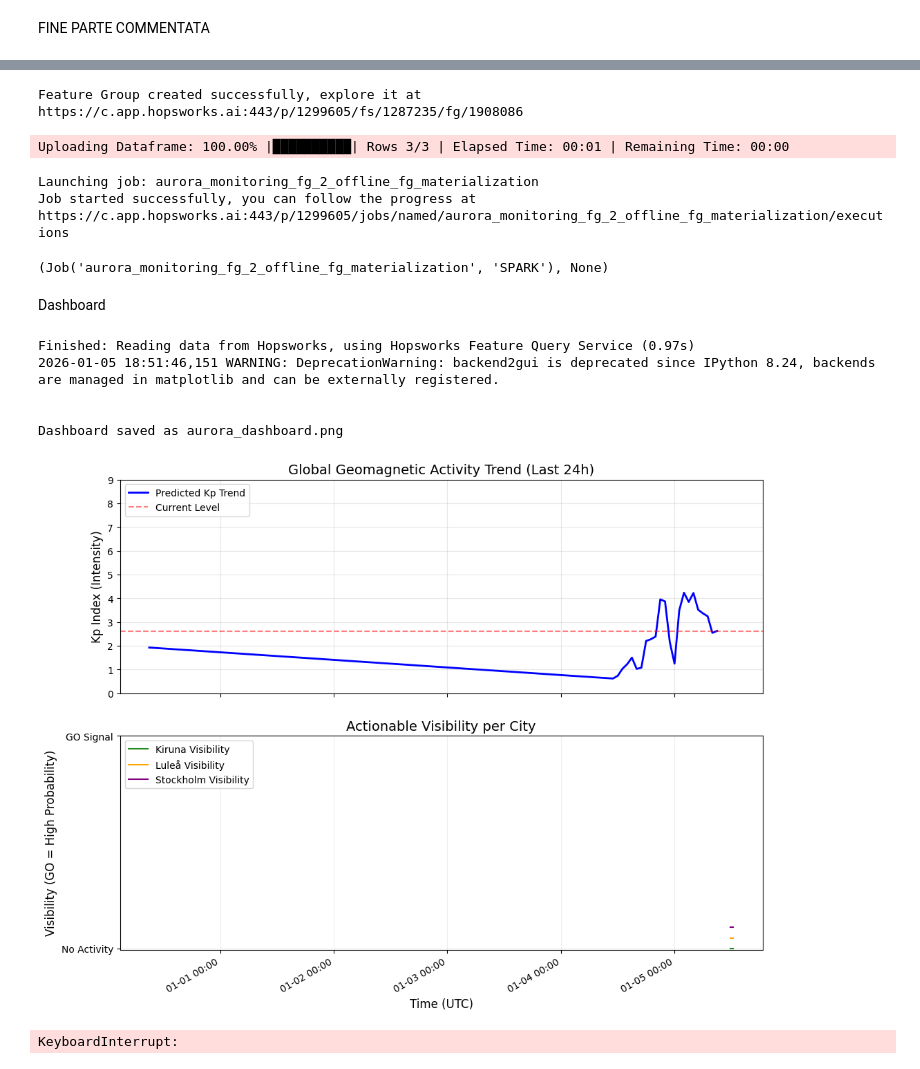
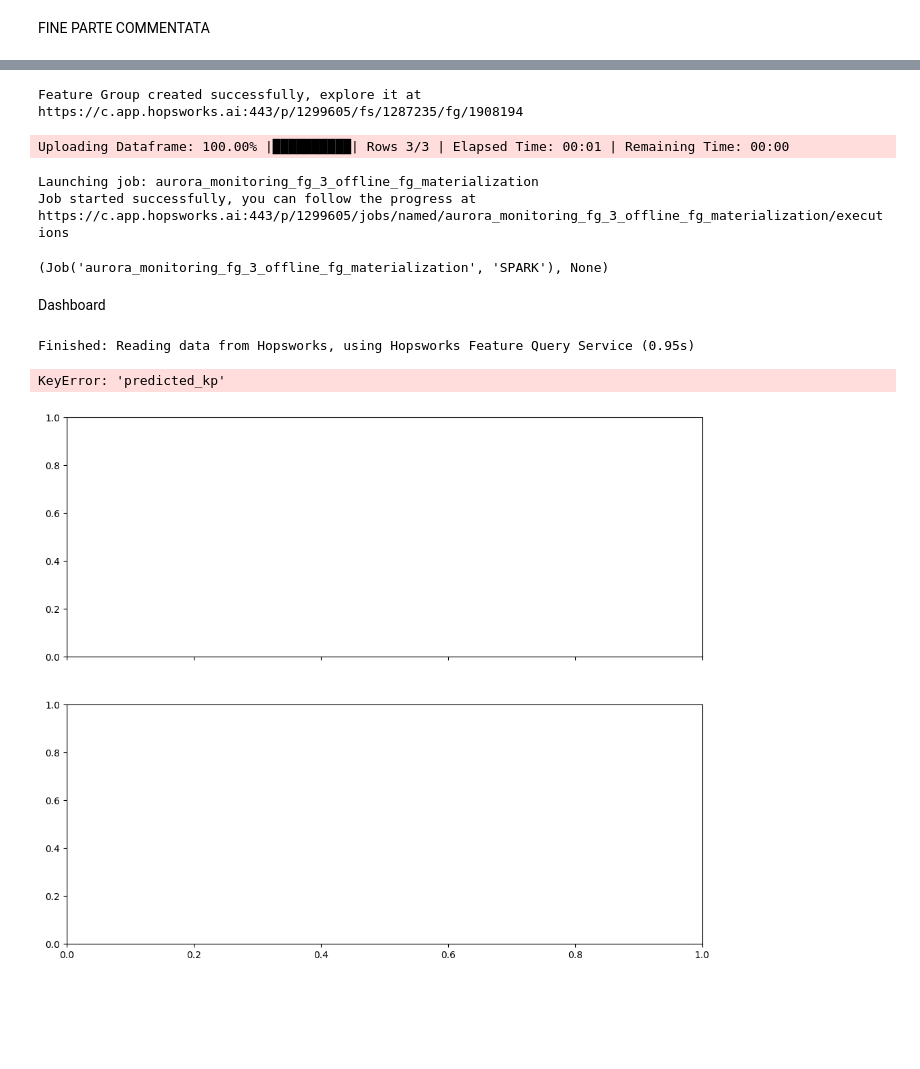
Before and after one commit to AlessandroBertelli/ID2223_Project, a Jupyter notebook: 4_aurora_batch_inference.ipynb, the cells around one changed output, grey strips where cells are left out. Cells and saved outputs as stored; diff of their text form; code cells hidden in the pictures; blank space fills up the shorter version.

Commit message:
next 3h prediction works

```diff
--- a/4_aurora_batch_inference.ipynb
+++ b/4_aurora_batch_inference.ipynb
@@ -344,8 +331,10 @@ solar_wind_aggregated
 latest_record = solar_wind_aggregated.iloc[[-1]] # Double brackets keeps it as a DataFrame
 latest_time = latest_record['window_start'].values[0]
 print(f"Latest record is:\n {latest_record}")
+prediction_window_start = latest_time + pd.Timedelta(hours=3)
+prediction_window_end = latest_time + pd.Timedelta(hours=6)
 
-print(f"Performing inference for time: {latest_time}")
+print(f"Performing inference for time window: {prediction_window_start} --->> {prediction_window_end}")
 
 # 2. Prepare Feature Vector (Drop non-feature columns)
 # The model expects only specific columns. We must drop ID/Target columns.
@@ -401,27 +388,30 @@ FINE PARTE COMMENTATA
 # %%
 # 5. Local Visibility and Actionable Decisions
 results = []
-current_time = datetime.datetime.now()
 
 for city, city_conf in settings.CITIES.items():
-    cloud_cover_df = util.get_city_weather_forecast(city_conf['lat'], city_conf['lon'], hours_ahead=3)
+    cloud_cover_df = util.get_city_weather_forecast(city_conf['lat'], city_conf['lon'], hours_ahead=4)
     print(cloud_cover_df)
+    # Calculate the average cloud cover over the forecast period
+    cloud_cover = cloud_cover_df['cloud_cover'].mean()
     status = util.aurora_visibility_logic(
         pred_kp=predicted_kp,
         kp_threshold=city_conf['kp_threshold'],
-        cloud_cover_df=cloud_cover_df
+        cloud_cover=cloud_cover
     )
 
     results.append({
         "city": city,
-        "date_and_time": current_time,
+        "prediction_window_start": prediction_window_start,
+        "prediction_window_end": prediction_window_end,
         "predicted_kp": round(predicted_kp, 2),
-        "cloud_cover": cloud_cover_df,
+        "cloud_cover_mean": cloud_cover,
         "status": status
     })
 
 inference_df = pd.DataFrame(results)
 print("\n--- Current Visibility Status ---")
 print(inference_df[['city', 'predicted_kp', 'cloud_cover', 'status']])
+inference_df
 # %% [output]
                  time  cloud_cover
@@ -433,31 +436,31 @@ TypeError: Invalid comparison between dtype=datetime64[ns] and int
 # 6. Update Monitoring Feature Group
 monitor_fg = fs.get_or_create_feature_group(
     name="aurora_monitoring_fg",
-    version=2,
-    primary_key=['city', 'date_and_time'],
-    event_time="date_and_time",
+    version=3,
+    primary_key=['city', 'prediction_window_start', 'prediction_window_end'],
+    event_time="prediction_window_start",
     description="Actual vs Predicted visibility signals for monitoring"
 )
 monitor_fg.insert(inference_df)
 # %% [output]
 Feature Group created successfully, explore it at
-https://c.app.hopsworks.ai:443/p/1299605/fs/1287235/fg/1908086
+https://c.app.hopsworks.ai:443/p/1299605/fs/1287235/fg/1908194
 Uploading Dataframe: 100.00% |██████████| Rows 3/3 | Elapsed Time: 00:01 | Remaining Time: 00:00
-Launching job: aurora_monitoring_fg_2_offline_fg_materialization
+Launching job: aurora_monitoring_fg_3_offline_fg_materialization
 Job started successfully, you can follow the progress at
-https://c.app.hopsworks.ai:443/p/1299605/jobs/named/aurora_monitoring_fg_2_offline_fg_materialization/executions
+https://c.app.hopsworks.ai:443/p/1299605/jobs/named/aurora_monitoring_fg_3_offline_fg_materialization/executions
-(Job('aurora_monitoring_fg_2_offline_fg_materialization', 'SPARK'), None)
+(Job('aurora_monitoring_fg_3_offline_fg_materialization', 'SPARK'), None)
 # %% [markdown]
 Dashboard
 # %%
 # 7. VISUAL DASHBOARD GENERATION
 # We pull the history of predictions to show the timeline
-history_df = monitor_fg.read().sort_values(by='time')
+history_df = monitor_fg.read().sort_values(by='prediction_window_end')
 
 fig, (ax1, ax2) = plt.subplots(2, 1, figsize=(12, 10), sharex=True)
 
 # Plot 1: Kp Index Trend
-ax1.plot(solar_wind_df['time'], solar_wind_df['predicted_kp'], color='blue', linewidth=2, label='Predicted Kp Trend')
+ax1.plot(solar_wind_df['date_and_time'], solar_wind_df['predicted_kp'], color='blue', linewidth=2, label='Predicted Kp Trend')
 ax1.axhline(y=predicted_kp, color='red', linestyle='--', alpha=0.5, label='Current Level')
 ax1.set_ylabel('Kp Index (Intensity)', fontsize=12)
 ax1.set_ylim(0, 9)
@@ -482,37 +485,34 @@ ax2.set_title('Actionable Visibility per City', fontsize=14)
 ax2.legend(loc='upper left')
 ax2.grid(True, alpha=0.2)
 
 plt.xlabel('Time (UTC)', fontsize=12)
 ax2.xaxis.set_major_formatter(mdates.DateFormatter('%m-%d %H:%M'))
 fig.autofmt_xdate()
 
 # Save the dashboard
 dashboard_path = "aurora_dashboard.png"
 plt.savefig(dashboard_path, bbox_inches='tight')
 print(f"\nDashboard saved as {dashboard_path}")
 plt.show()
 
 # 8. Upload to Hopsworks Resources
 dataset_api = project.get_dataset_api()
 if not dataset_api.exists("Resources/aurora"):
     dataset_api.mkdir("Resources/aurora")
 
 # Upload the latest dashboard for public viewing
 dataset_api.upload(dashboard_path, "Resources/aurora/latest_dashboard.png", overwrite=True)
 # Upload a timestamped version for history
+current_time = datetime.datetime.utcnow()
 timestamp = current_time.strftime('%Y%m%d_%H%M')
 dataset_api.upload(dashboard_path, f"Resources/aurora/history/dashboard_{timestamp}.png", overwrite=True)
 
 print(f"Dashboard uploaded to Hopsworks: Resources/aurora/latest_dashboard.png")
 
 # Save the dashboard into the docs folder for GitHub Pages
 dashboard_path = "docs/aurora/assets/img/latest_dashboard.png"
 plt.savefig(dashboard_path, bbox_inches='tight')
 # %% [output]
-Finished: Reading data from Hopsworks, using Hopsworks Feature Query Service (0.97s)
-2026-01-05 18:51:46,151 WARNING: DeprecationWarning: backend2gui is deprecated since IPython 8.24, backends are managed in matplotlib and can be externally registered.
-
-
-Dashboard saved as aurora_dashboard.png
+Finished: Reading data from Hopsworks, using Hopsworks Feature Query Service (0.95s)
+KeyError: 'predicted_kp'
-[figure, old version]
+[figure, new version]
-KeyboardInterrupt:
```
Also changed, not shown: parts of 9 cells of this notebook, 1 other file.
